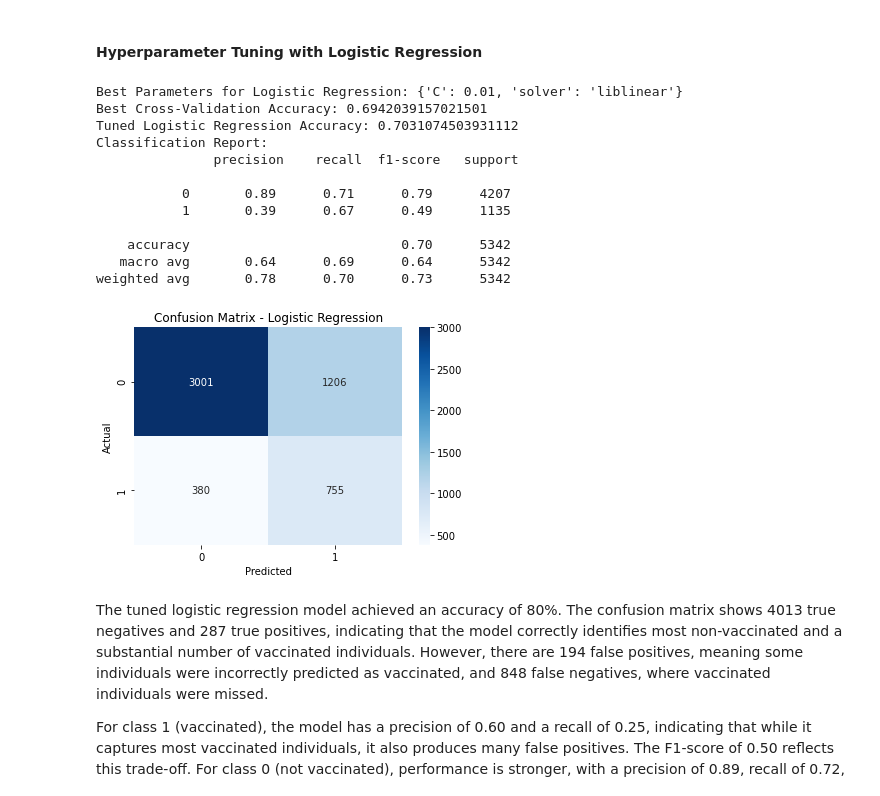
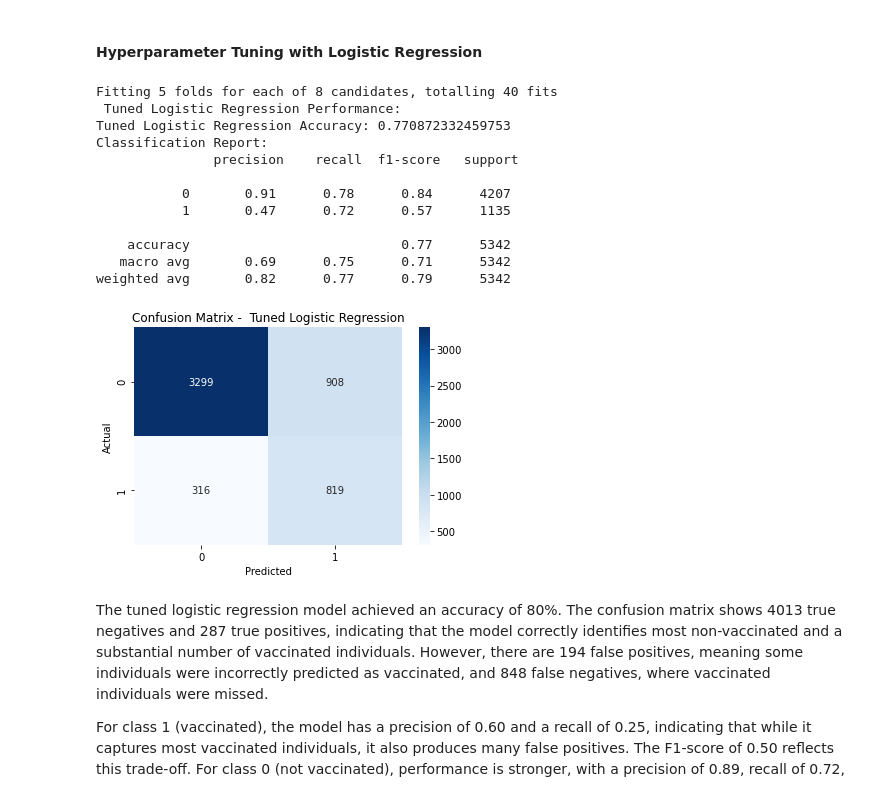
Before and after one commit to isabellasiele/H1N1-vaccine-Project, a Jupyter notebook: index.ipynb, the cells around one changed output. Saved outputs shown, nothing was run; the diff lists cells and outputs as text; code cells hidden in the pictures.

Commit message:
Updated models

```diff
--- a/index.ipynb
+++ b/index.ipynb
@@ -145,8 +178,12 @@ training_features_df[numerical_cols] = imputer.fit_transform(training_features_d
 categorical_cols = ['education', 'income_poverty', 'marital_status', 'rent_or_own',
                     'employment_status']
 
-imputer = SimpleImputer(strategy='most_frequent')
-training_features_df[categorical_cols] = imputer.fit_transform(training_features_df[categorical_cols])
+categorical_imputer = SimpleImputer(strategy='most_frequent')
+categorical_imputer.fit(training_features_df[categorical_cols])
+
+# Transform both training and test datasets
+training_features_df[categorical_cols] = categorical_imputer.transform(training_features_df[categorical_cols])
+test_features_df[categorical_cols] = categorical_imputer.transform(test_features_df[categorical_cols])
 # %%
 # Verify there are no remaining missing values
 print(training_features_df.isnull().sum().sum())
@@ -458,0 +394,9 @@ plt.show()
+# %%
+# One-hot encoding
+preprocessor = ColumnTransformer(
+    transformers=[
+        ('num', StandardScaler(), numerical_features),
+        ('cat', OneHotEncoder(drop='first', handle_unknown='ignore'), categorical_features)
+    ],
+    remainder='drop'
+)
@@ -470,48 +458,44 @@ Overall, the model prioritizes recall for the vaccinated class due to class imba
 
 # Define the parameter grid
 param_grid = {
-    'C': [0.01, 0.1, 1, 10],  # Regularization strength
-    'solver': ['liblinear', 'lbfgs']  # Optimization algorithms
+    'classifier__C': [0.01, 0.1, 1, 10],  # Regularization strength
+    'classifier__solver': ['liblinear', 'lbfgs']  # Optimization algorithms
 }
 
-# Create the model
-logistic_model_tuned = LogisticRegression(random_state=42,class_weight='balanced', max_iter=1000)
-
 # Perform Grid Search
-grid_search_logistic = GridSearchCV(logistic_model_tuned, param_grid, cv=5, scoring='recall')
-grid_search_logistic.fit(X_train_scaled, y_train)
-
-# Best parameters and performance
-print("Best Parameters for Logistic Regression:", grid_search_logistic.best_params_)
-print("Best Cross-Validation Accuracy:", grid_search_logistic.best_score_)
+grid_search_lr = GridSearchCV(lr_pipeline, param_grid, cv=5, scoring='recall', n_jobs=-1, verbose=1)
+grid_search_lr.fit(X_train, y_train)
 
 # Predict and evaluate
-y_pred_tuned = grid_search_logistic.best_estimator_.predict(X_test_scaled)
-print("Tuned Logistic Regression Accuracy:", accuracy_score(y_test, y_pred_tuned))
-print("Classification Report:\n", classification_report(y_test, y_pred_tuned))
+y_pred_lr_tuned = grid_search_lr.predict(X_test)
+y_pred_proba_lr_tuned = grid_search_lr.predict_proba(X_test)[:, 1]
+
+print(" Tuned Logistic Regression Performance:")
+print("Tuned Logistic Regression Accuracy:", accuracy_score(y_test, y_pred_lr_tuned))
+print("Classification Report:\n", classification_report(y_test, y_pred_lr_tuned))
 # %% [output]
-Best Parameters for Logistic Regression: {'C': 0.01, 'solver': 'liblinear'}
-Best Cross-Validation Accuracy: 0.6942039157021501
-Tuned Logistic Regression Accuracy: 0.7031074503931112
+Fitting 5 folds for each of 8 candidates, totalling 40 fits
+ Tuned Logistic Regression Performance:
+Tuned Logistic Regression Accuracy: 0.770872332459753
 Classification Report:
                precision    recall  f1-score   support
 
-           0       0.89      0.71      0.79      4207
-           1       0.39      0.67      0.49      1135
+           0       0.91      0.78      0.84      4207
+           1       0.47      0.72      0.57      1135
 
-    accuracy                           0.70      5342
-   macro avg       0.64      0.69      0.64      5342
-weighted avg       0.78      0.70      0.73      5342
+    accuracy                           0.77      5342
+   macro avg       0.69      0.75      0.71      5342
+weighted avg       0.82      0.77      0.79      5342
 # %%
 # visualize confusion matrix
-conf_matrix = confusion_matrix(y_test, y_pred_tuned)
+conf_matrix = confusion_matrix(y_test, y_pred_lr_tuned)
 sns.heatmap(conf_matrix, annot=True, fmt='d', cmap='Blues')
-plt.title("Confusion Matrix - Logistic Regression")
+plt.title("Confusion Matrix -  Tuned Logistic Regression")
 plt.xlabel("Predicted")
 plt.ylabel("Actual")
 plt.show()
 # %% [output]
-[figure, old version]
+[figure, new version]
 # %% [markdown]
 The tuned logistic regression model achieved an accuracy of 80%. The confusion matrix shows 4013 true negatives and 287 true positives, indicating that the model correctly identifies most non-vaccinated and a substantial number of vaccinated individuals. However, there are 194 false positives, meaning some individuals were incorrectly predicted as vaccinated, and 848 false negatives, where vaccinated individuals were missed.
 
```
Also changed, not shown: parts of 30 cells of this notebook, 3 other files.
